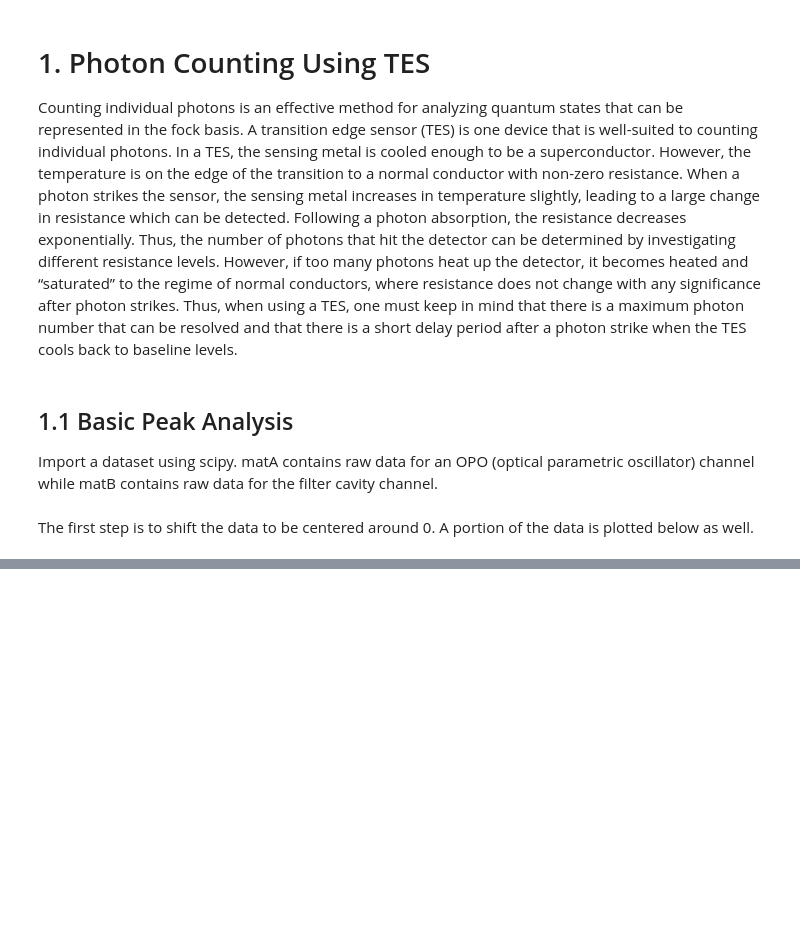
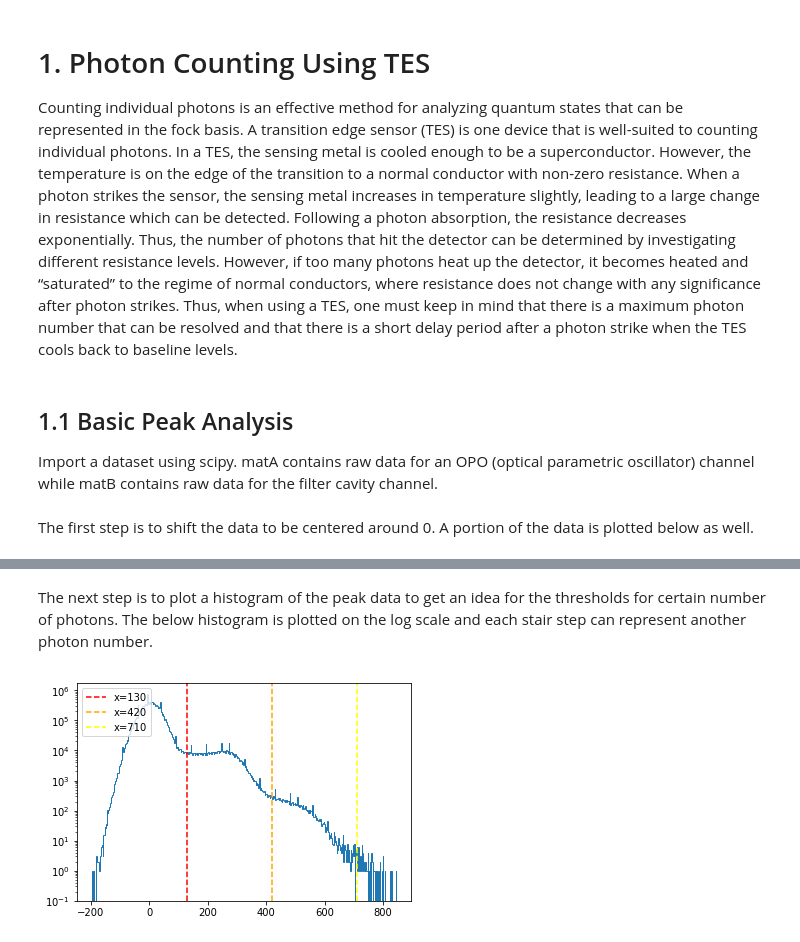
Before and after one commit to syedm101/photon-counting, a Jupyter notebook: Report PHYS 3995.ipynb, the cells around one changed output, grey strips where cells are left out. Saved outputs shown, nothing was run; the diff lists cells and outputs as text; code cells hidden in the pictures; blank space fills up the shorter version.

```diff
--- a/Report PHYS 3995.ipynb
+++ b/Report PHYS 3995.ipynb
@@ -34,0 +40,13 @@ code, case on how its done
+# %% [markdown]
+The next step is to plot a histogram of the peak data to get an idea for the thresholds for certain number of photons. The below histogram is plotted on the log scale and each stair step can represent another photon number.
+# %%
+# Vertical lines drawn at 130, 420, 710 corresponding to 1, 2, or 3 photons
+# These thresholds are handpicked, and frequencies are still rather large at the threshold values, thresholds should ideally be at dips
+plt.hist(yt_opo,bins=500,log=True,histtype='step')
+plt.axvline(x=130,linestyle='dashed', color='red',label='x=130')
+plt.axvline(x=420,linestyle='dashed', color='orange', label='x=420')
+plt.axvline(x=710,linestyle='dashed', color='yellow', label='x=710')
+plt.legend()
+plt.show()
+# %% [output]
+[figure, added]
```
Also changed, not shown: parts of 25 cells of this notebook, 5 other files.
